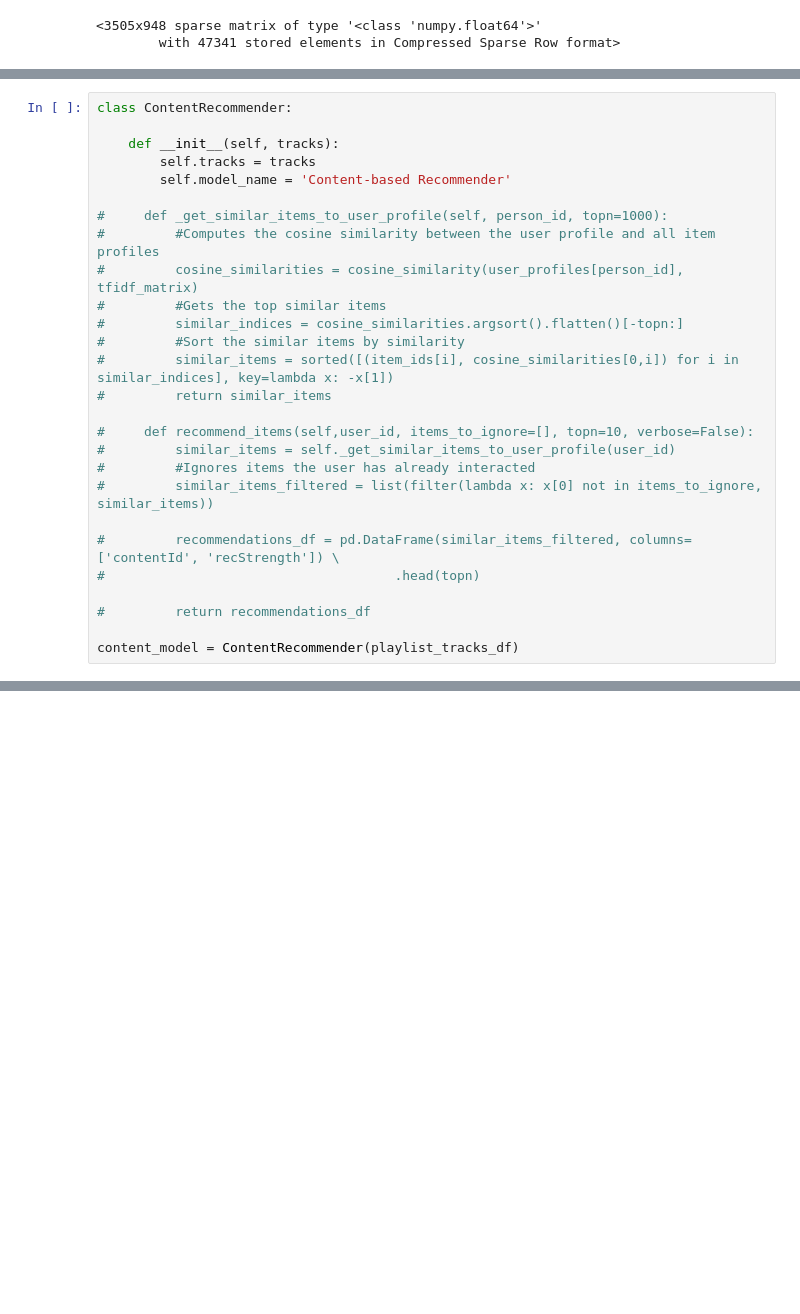
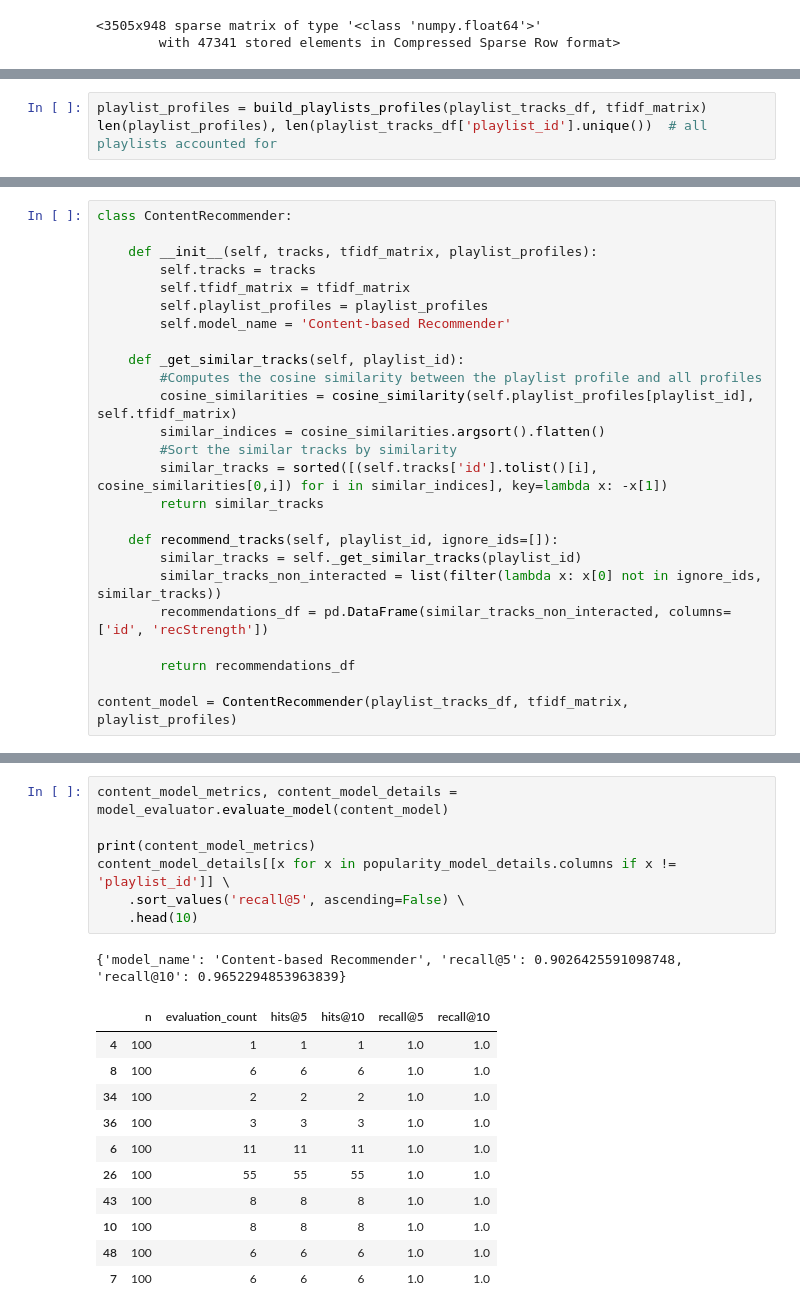
Before and after one commit to anthonyli358/spotify-recommender-systems, a Jupyter notebook: recommender_systems.ipynb, the cells around one changed output, grey strips where cells are left out. Drawn from its saved outputs; the diff is of its cells as text; blank space fills up the shorter version.

Commit message:
Complete Content-based Recommender

```diff
--- a/recommender_systems.ipynb
+++ b/recommender_systems.ipynb
@@ -252,0 +262,3 @@ KeyError: '4hG2oTIaiIjSgemDp9bWc1'
+# %%
+playlist_profiles = build_playlists_profiles(playlist_tracks_df, tfidf_matrix)
+len(playlist_profiles), len(playlist_tracks_df['playlist_id'].unique())  # all playlists accounted for
@@ -257,27 +290,25 @@ Now with our matrix of playlist profiles setup, we can apply a content-based rec
 # %%
 class ContentRecommender:
 
-    def __init__(self, tracks):
+    def __init__(self, tracks, tfidf_matrix, playlist_profiles):
         self.tracks = tracks
+        self.tfidf_matrix = tfidf_matrix
+        self.playlist_profiles = playlist_profiles
         self.model_name = 'Content-based Recommender'
 
-#     def _get_similar_items_to_user_profile(self, person_id, topn=1000):
-#         #Computes the cosine similarity between the user profile and all item profiles
-#         cosine_similarities = cosine_similarity(user_profiles[person_id], tfidf_matrix)
-#         #Gets the top similar items
-#         similar_indices = cosine_similarities.argsort().flatten()[-topn:]
-#         #Sort the similar items by similarity
-#         similar_items = sorted([(item_ids[i], cosine_similarities[0,i]) for i in similar_indices], key=lambda x: -x[1])
-#         return similar_items
+    def _get_similar_tracks(self, playlist_id):
+        #Computes the cosine similarity between the playlist profile and all profiles
+        cosine_similarities = cosine_similarity(self.playlist_profiles[playlist_id], self.tfidf_matrix)
+        similar_indices = cosine_similarities.argsort().flatten()
+        #Sort the similar tracks by similarity
+        similar_tracks = sorted([(self.tracks['id'].tolist()[i], cosine_similarities[0,i]) for i in similar_indices], key=lambda x: -x[1])
+        return similar_tracks
 
-#     def recommend_items(self,user_id, items_to_ignore=[], topn=10, verbose=False):
-#         similar_items = self._get_similar_items_to_user_profile(user_id)
-#         #Ignores items the user has already interacted
-#         similar_items_filtered = list(filter(lambda x: x[0] not in items_to_ignore, similar_items))
+    def recommend_tracks(self, playlist_id, ignore_ids=[]):
+        similar_tracks = self._get_similar_tracks(playlist_id)
+        similar_tracks_non_interacted = list(filter(lambda x: x[0] not in ignore_ids, similar_tracks))
+        recommendations_df = pd.DataFrame(similar_tracks_non_interacted, columns=['id', 'recStrength'])
 
-#         recommendations_df = pd.DataFrame(similar_items_filtered, columns=['contentId', 'recStrength']) \
-#                                     .head(topn)
+        return recommendations_df
 
-#         return recommendations_df
-
-content_model = ContentRecommender(playlist_tracks_df)
+content_model = ContentRecommender(playlist_tracks_df, tfidf_matrix, playlist_profiles)
@@ -283,0 +327,20 @@ content_model = ContentRecommender(playlist_tracks_df)
+# %%
+content_model_metrics, content_model_details = model_evaluator.evaluate_model(content_model)
+
+print(content_model_metrics)
+content_model_details[[x for x in popularity_model_details.columns if x != 'playlist_id']] \
+    .sort_values('recall@5', ascending=False) \
+    .head(10)
+# %% [output]
+{'model_name': 'Content-based Recommender', 'recall@5': 0.9026425591098748, 'recall@10': 0.9652294853963839}
+|  | n | evaluation_count | hits@5 | hits@10 | recall@5 | recall@10 |
+| 4 | 100 | 1 | 1 | 1 | 1.0 | 1.0 |
+| 8 | 100 | 6 | 6 | 6 | 1.0 | 1.0 |
+| 34 | 100 | 2 | 2 | 2 | 1.0 | 1.0 |
+| 36 | 100 | 3 | 3 | 3 | 1.0 | 1.0 |
+| 6 | 100 | 11 | 11 | 11 | 1.0 | 1.0 |
+| 26 | 100 | 55 | 55 | 55 | 1.0 | 1.0 |
+| 43 | 100 | 8 | 8 | 8 | 1.0 | 1.0 |
+| 10 | 100 | 8 | 8 | 8 | 1.0 | 1.0 |
+| 48 | 100 | 6 | 6 | 6 | 1.0 | 1.0 |
+| 7 | 100 | 6 | 6 | 6 | 1.0 | 1.0 |
```
Also changed, not shown: parts of 29 cells of this notebook.
